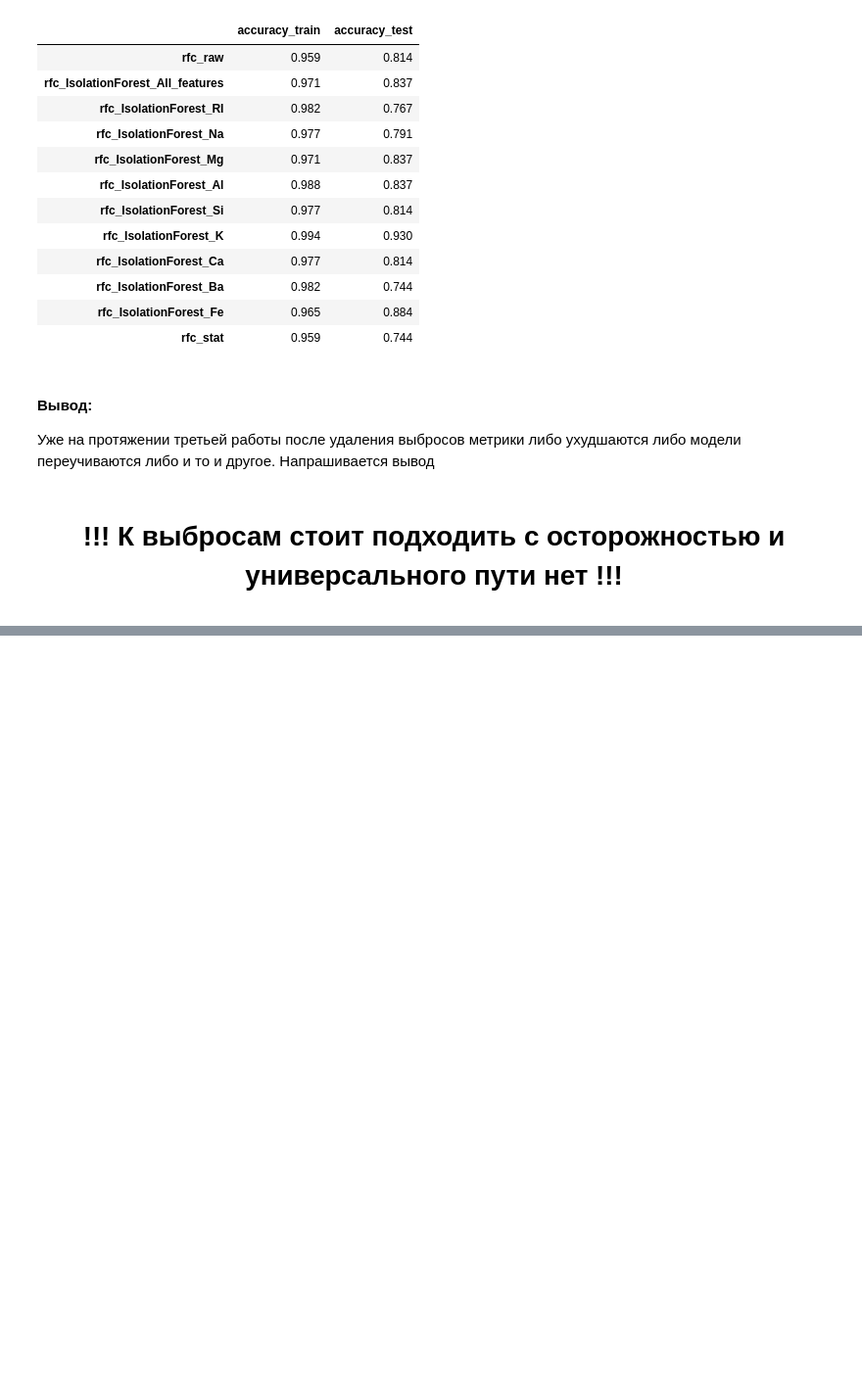
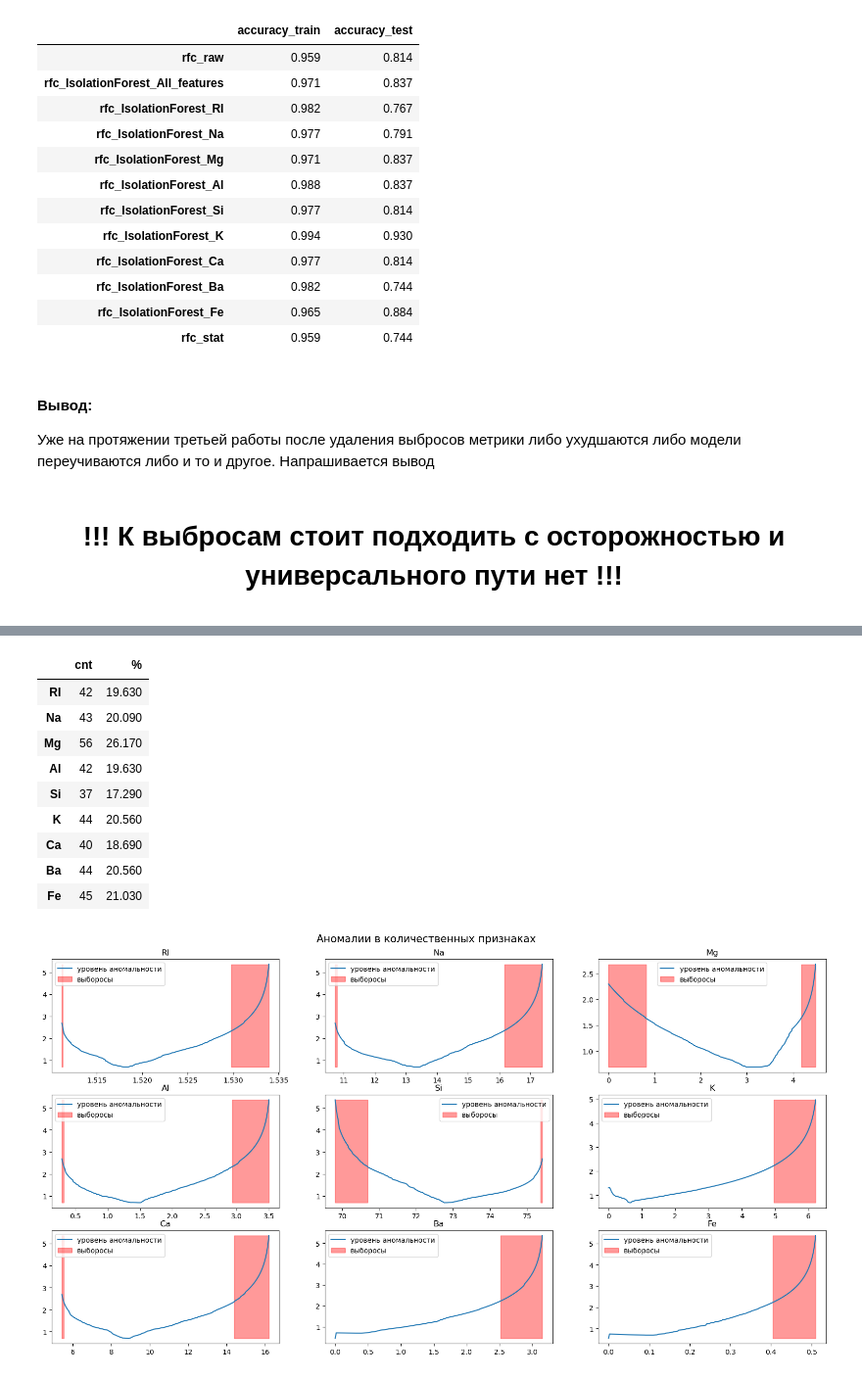
Before and after one commit to choodnovsky/Netilogiya_degp13, a Jupyter notebook: dz_8.10.ipynb, the cells around one changed output, grey strips where cells are left out. Shown: that part at 98% size. Cells and saved outputs as stored; diff of their text form; code cells hidden in the pictures; blank space fills up the shorter version.

```diff
--- a/dz_8.10.ipynb
+++ b/dz_8.10.ipynb
@@ -282,7 +287,7 @@ for i, column in enumerate(cols):
     axs[i].legend()
     axs[i].set_title(column)
 
-    glass_if[column] = glass_raw[column] * np.where(outlier > 0, outlier, np.nan)
+    glass_if[column] = glass_raw[column] * np.where(outlier > 0, 1, np.nan)
     plt.suptitle('Аномалии в количественных признаках', size=15, y=0.93)
 
 
@@ -377,7 +382,7 @@ for i, column in enumerate(cols):
     anomaly_score = model.decision_function(xx)
     outlier = model.predict(xx)
 
-    glass_if[column] = glass_raw[column] * np.where(outlier > 0, outlier, np.nan)
+    glass_if[column] = glass_raw[column] * np.where(outlier > 0, 1, np.nan)
     glass_if[column] = glass_if[column].fillna(glass_if[column].median()) # сразу же заменяем пропуски медианой
 
     res_2 = get_score_df(glass_if, 'Type', model=RandomForestClassifier(
@@ -493,0 +508,42 @@ res.T
+# %%
+glass_copod = pd.DataFrame()
+
+cols = ['RI', 'Na', 'Mg', 'Al', 'Si', 'K', 'Ca', 'Ba', 'Fe']
+fig, axs = plt.subplots(3, 3, figsize=(20, 10), facecolor='w', edgecolor='k')
+axs = axs.ravel()
+for i, column in enumerate(cols):
+
+    model = COPOD(contamination=0.1, n_jobs=1)
+    model.fit(glass_raw[column].values.reshape(-1,1))
+
+    xx = np.linspace(glass_raw[column].min(), glass_raw[column].max(), len(glass_raw)).reshape(-1,1)
+
+    anomaly_score = model.decision_function(xx)
+    outlier = model.predict(xx)
+
+    axs[i].plot(xx, anomaly_score, label='уровень аномальности')
+    axs[i].fill_between(xx.T[0], np.min(anomaly_score), np.max(anomaly_score),
+                     where=outlier==1, color='r',
+                     alpha=.4, label='выборосы')
+    axs[i].legend()
+    axs[i].set_title(column)
+
+    glass_copod[column] = glass_raw[column] * np.where(outlier == 0, 1, np.nan)
+    plt.suptitle('Аномалии в количественных признаках', size=15, y=0.93)
+
+
+display(pd.concat([glass_copod.isnull().sum().rename('cnt'), round((glass_copod.isna().mean() * 100),2).rename('%')], axis=1))
+glass_copod['Type'] = glass_raw['Type']
+glass_copod.fillna(glass_copod.median(axis=0), inplace=True)
+# %% [output]
+|  | cnt | % |
+| RI | 42 | 19.630 |
+| Na | 43 | 20.090 |
+| Mg | 56 | 26.170 |
+| Al | 42 | 19.630 |
+| Si | 37 | 17.290 |
+| K | 44 | 20.560 |
+| Ca | 40 | 18.690 |
+| Ba | 44 | 20.560 |
+| Fe | 45 | 21.030 |
+[figure, added]
```
Also changed, not shown: parts of 7 cells of this notebook.
